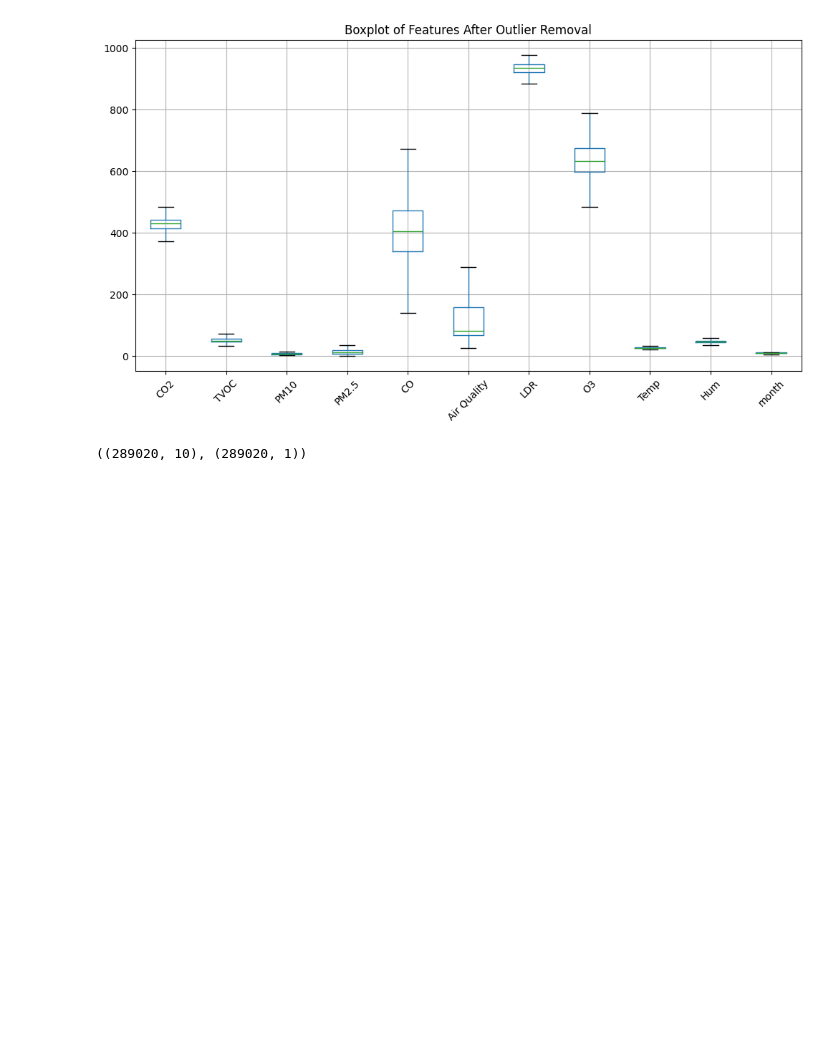
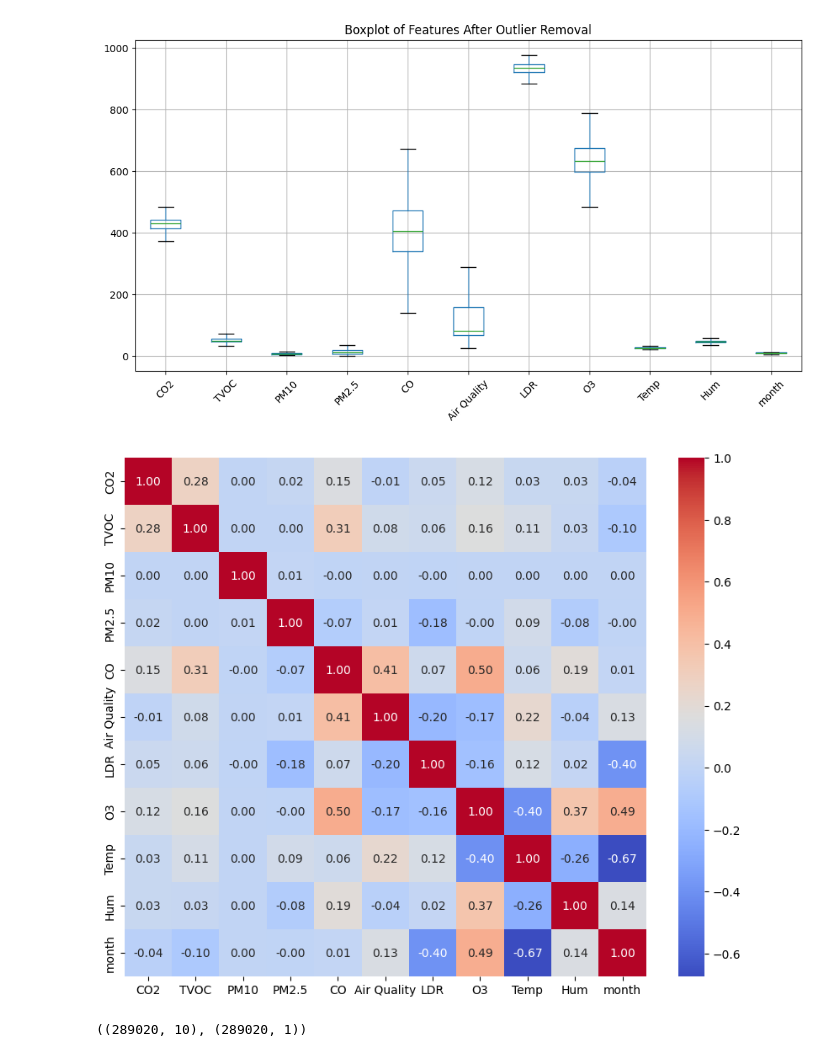
Before and after one commit to amrpyt/air_quality, a Jupyter notebook: AirQuality.ipynb, the cells around one changed output. Saved outputs shown, nothing was run; the diff lists cells and outputs as text; code cells hidden in the pictures; blank space fills up the shorter version.

```diff
--- a/AirQuality.ipynb
+++ b/AirQuality.ipynb
@@ -117,6 +117,15 @@ plt.show()
 # %% [output]
 [figure]
 [figure]
+# %%
+corr_matrix = df2.corr()  # No need to drop anything
+
+# Plot the heatmap
+plt.figure(figsize=(10, 8))
+sns.heatmap(corr_matrix, annot=True, cmap="coolwarm", fmt=".2f")
+plt.show()
+# %% [output]
+[figure, added]
 # %%
 def categorize_air_quality(value):
     if value <= 50:
```
Also changed, not shown: parts of 23 cells of this notebook, 11 other files.
